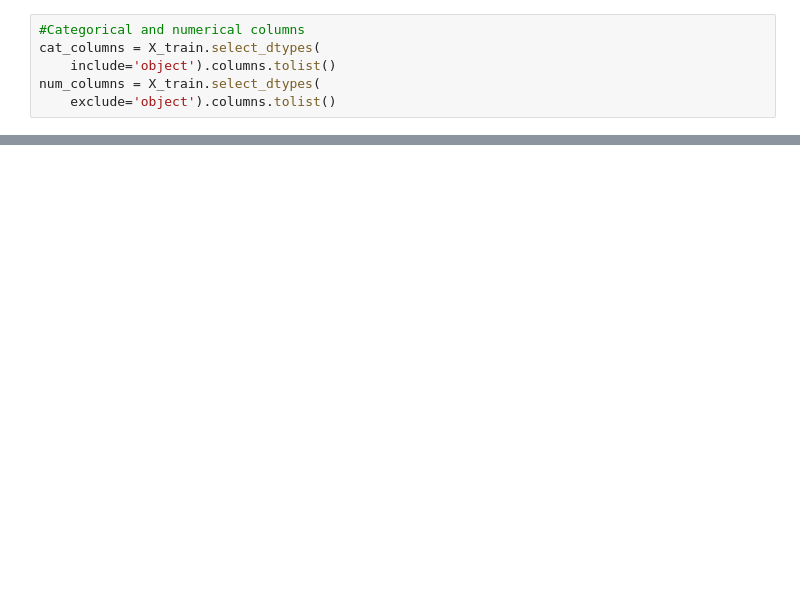
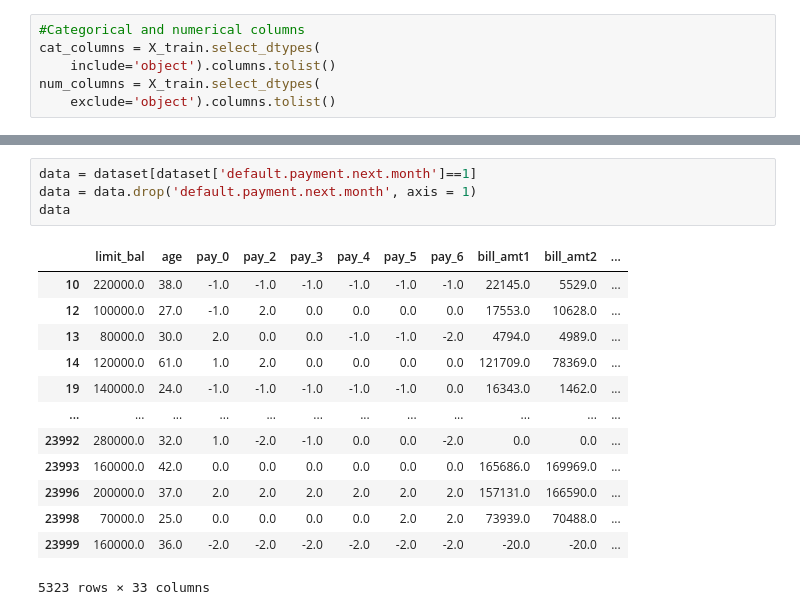
Before and after one commit to kulikofff/Data-Analytics-2023-V2, a Jupyter notebook: ML DA may 2023/Video Pipeline and hyperparameters gridsearch.ipynb, the cells around one changed output, grey strips where cells are left out. Saved outputs shown, nothing was run; the diff lists cells and outputs as text; blank space fills up the shorter version.

```diff
--- a/ML DA may 2023/Video Pipeline and hyperparameters gridsearch.ipynb
+++ b/ML DA may 2023/Video Pipeline and hyperparameters gridsearch.ipynb
@@ -186,0 +251,18 @@ pipe_GBC()
+# %%
+data = dataset[dataset['default.payment.next.month']==1]
+data = data.drop('default.payment.next.month', axis = 1)
+data
+# %% [output]
+|  | limit_bal | age | pay_0 | pay_2 | pay_3 | pay_4 | pay_5 | pay_6 | bill_amt1 | bill_amt2 | ... |
+| 10 | 220000.0 | 38.0 | -1.0 | -1.0 | -1.0 | -1.0 | -1.0 | -1.0 | 22145.0 | 5529.0 | ... |
+| 12 | 100000.0 | 27.0 | -1.0 | 2.0 | 0.0 | 0.0 | 0.0 | 0.0 | 17553.0 | 10628.0 | ... |
+| 13 | 80000.0 | 30.0 | 2.0 | 0.0 | 0.0 | -1.0 | -1.0 | -2.0 | 4794.0 | 4989.0 | ... |
+| 14 | 120000.0 | 61.0 | 1.0 | 2.0 | 0.0 | 0.0 | 0.0 | 0.0 | 121709.0 | 78369.0 | ... |
+| 19 | 140000.0 | 24.0 | -1.0 | -1.0 | -1.0 | -1.0 | -1.0 | 0.0 | 16343.0 | 1462.0 | ... |
+| ... | ... | ... | ... | ... | ... | ... | ... | ... | ... | ... | ... |
+| 23992 | 280000.0 | 32.0 | 1.0 | -2.0 | -1.0 | 0.0 | 0.0 | -2.0 | 0.0 | 0.0 | ... |
+| 23993 | 160000.0 | 42.0 | 0.0 | 0.0 | 0.0 | 0.0 | 0.0 | 0.0 | 165686.0 | 169969.0 | ... |
+| 23996 | 200000.0 | 37.0 | 2.0 | 2.0 | 2.0 | 2.0 | 2.0 | 2.0 | 157131.0 | 166590.0 | ... |
+| 23998 | 70000.0 | 25.0 | 0.0 | 0.0 | 0.0 | 0.0 | 2.0 | 2.0 | 73939.0 | 70488.0 | ... |
+| 23999 | 160000.0 | 36.0 | -2.0 | -2.0 | -2.0 | -2.0 | -2.0 | -2.0 | -20.0 | -20.0 | ... |
+5323 rows × 33 columns
```
Also changed, not shown: parts of 21 cells of this notebook.
